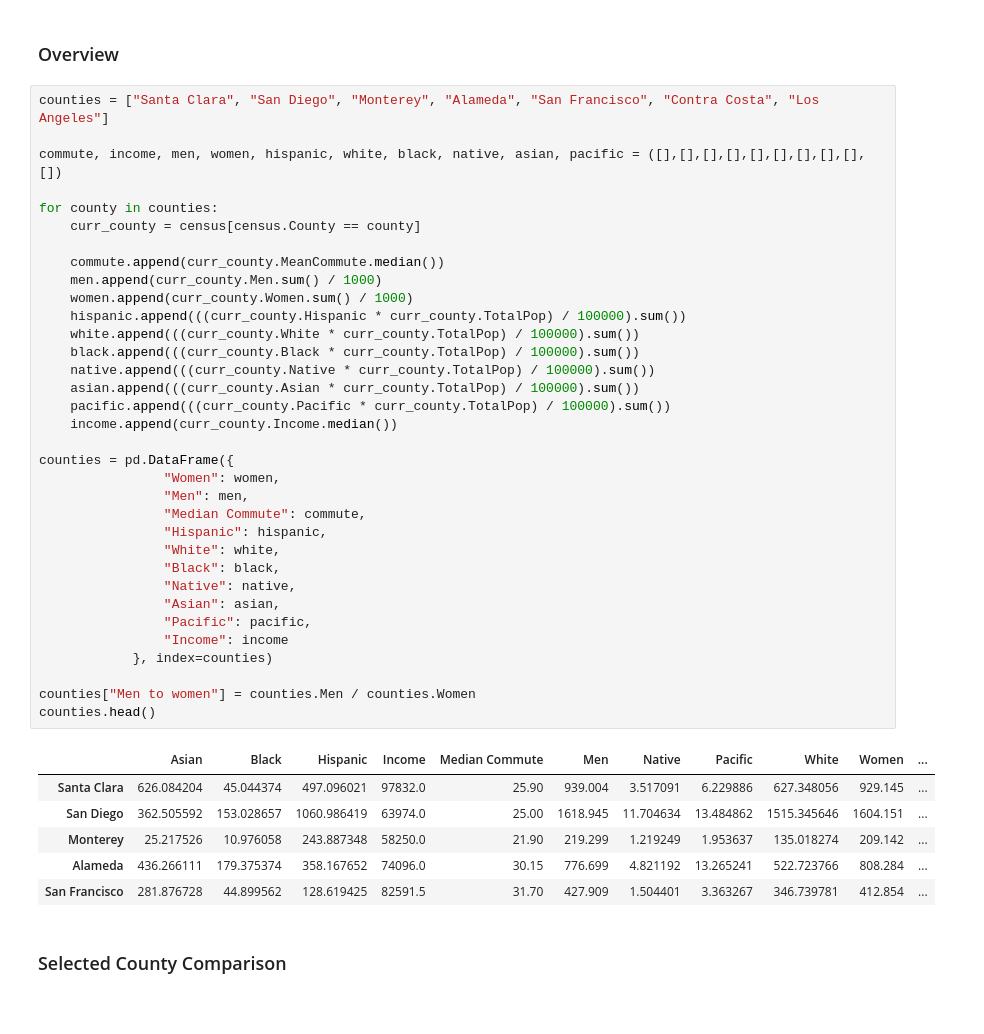
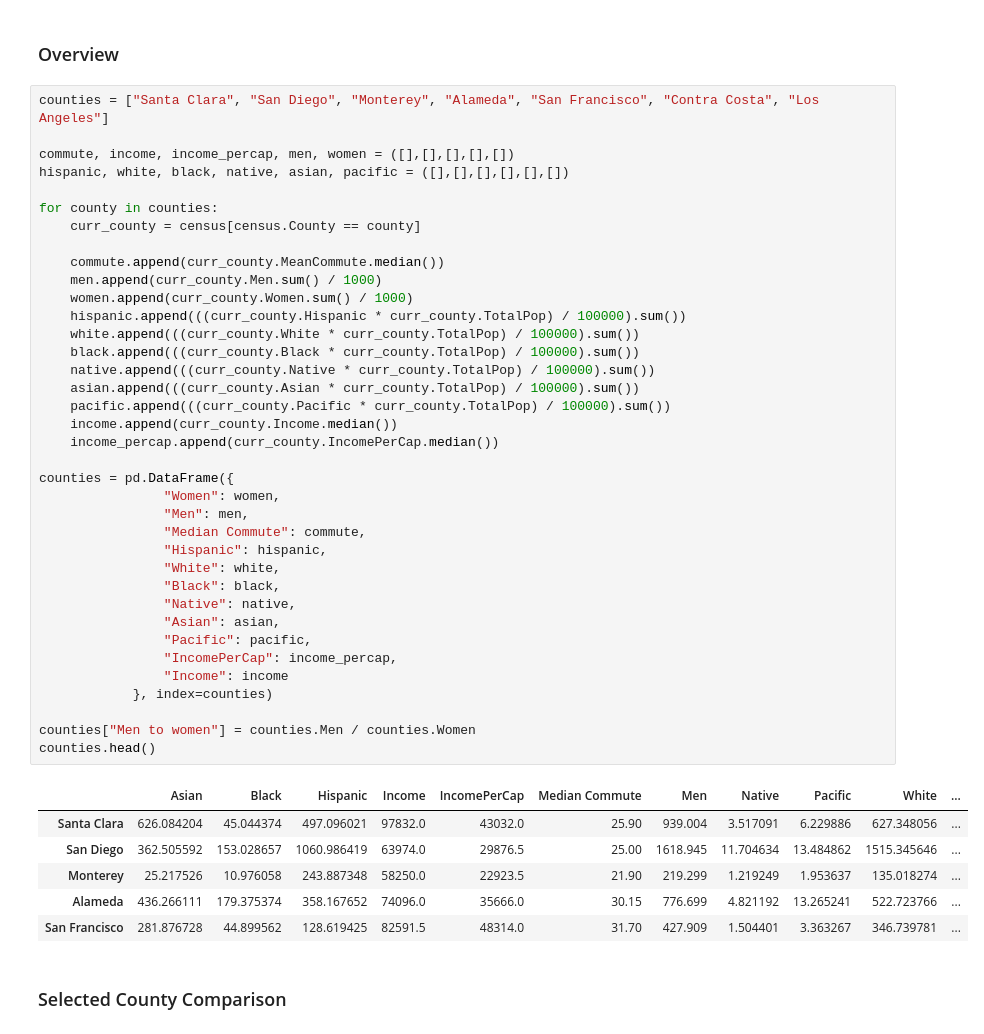
Before and after one commit to pstetz/Kaggle, a Jupyter notebook: in_progress/census/fun.ipynb, the cells around one changed output. Cells and saved outputs as stored; diff of their text form.

```diff
--- a/in_progress/census/fun.ipynb
+++ b/in_progress/census/fun.ipynb
@@ -110,44 +110,47 @@ Name: County, dtype: int64
 # %%
 counties = ["Santa Clara", "San Diego", "Monterey", "Alameda", "San Francisco", "Contra Costa", "Los Angeles"]
 
-commute, income, men, women, hispanic, white, black, native, asian, pacific = ([],[],[],[],[],[],[],[],[],[])
+commute, income, income_percap, men, women = ([],[],[],[],[])
+hispanic, white, black, native, asian, pacific = ([],[],[],[],[],[])
 
 for county in counties:
     curr_county = census[census.County == county]
 
     commute.append(curr_county.MeanCommute.median())
     men.append(curr_county.Men.sum() / 1000)
     women.append(curr_county.Women.sum() / 1000)
     hispanic.append(((curr_county.Hispanic * curr_county.TotalPop) / 100000).sum())
     white.append(((curr_county.White * curr_county.TotalPop) / 100000).sum())
     black.append(((curr_county.Black * curr_county.TotalPop) / 100000).sum())
     native.append(((curr_county.Native * curr_county.TotalPop) / 100000).sum())
     asian.append(((curr_county.Asian * curr_county.TotalPop) / 100000).sum())
     pacific.append(((curr_county.Pacific * curr_county.TotalPop) / 100000).sum())
     income.append(curr_county.Income.median())
+    income_percap.append(curr_county.IncomePerCap.median())
 
 counties = pd.DataFrame({
                 "Women": women,
                 "Men": men,
                 "Median Commute": commute,
                 "Hispanic": hispanic,
                 "White": white,
                 "Black": black,
                 "Native": native,
                 "Asian": asian,
                 "Pacific": pacific,
+                "IncomePerCap": income_percap,
                 "Income": income
             }, index=counties)
 
 counties["Men to women"] = counties.Men / counties.Women
 counties.head()
 # %% [output]
-|  | Asian | Black | Hispanic | Income | Median Commute | Men | Native | Pacific | White | Women | ... |
-| Santa Clara | 626.084204 | 45.044374 | 497.096021 | 97832.0 | 25.90 | 939.004 | 3.517091 | 6.229886 | 627.348056 | 929.145 | ... |
-| San Diego | 362.505592 | 153.028657 | 1060.986419 | 63974.0 | 25.00 | 1618.945 | 11.704634 | 13.484862 | 1515.345646 | 1604.151 | ... |
-| Monterey | 25.217526 | 10.976058 | 243.887348 | 58250.0 | 21.90 | 219.299 | 1.219249 | 1.953637 | 135.018274 | 209.142 | ... |
-| Alameda | 436.266111 | 179.375374 | 358.167652 | 74096.0 | 30.15 | 776.699 | 4.821192 | 13.265241 | 522.723766 | 808.284 | ... |
-| San Francisco | 281.876728 | 44.899562 | 128.619425 | 82591.5 | 31.70 | 427.909 | 1.504401 | 3.363267 | 346.739781 | 412.854 | ... |
+|  | Asian | Black | Hispanic | Income | IncomePerCap | Median Commute | Men | Native | Pacific | White | ... |
+| Santa Clara | 626.084204 | 45.044374 | 497.096021 | 97832.0 | 43032.0 | 25.90 | 939.004 | 3.517091 | 6.229886 | 627.348056 | ... |
+| San Diego | 362.505592 | 153.028657 | 1060.986419 | 63974.0 | 29876.5 | 25.00 | 1618.945 | 11.704634 | 13.484862 | 1515.345646 | ... |
+| Monterey | 25.217526 | 10.976058 | 243.887348 | 58250.0 | 22923.5 | 21.90 | 219.299 | 1.219249 | 1.953637 | 135.018274 | ... |
+| Alameda | 436.266111 | 179.375374 | 358.167652 | 74096.0 | 35666.0 | 30.15 | 776.699 | 4.821192 | 13.265241 | 522.723766 | ... |
+| San Francisco | 281.876728 | 44.899562 | 128.619425 | 82591.5 | 48314.0 | 31.70 | 427.909 | 1.504401 | 3.363267 | 346.739781 | ... |
 # %% [markdown]
 ### Selected County Comparison
 # %%
```
Also changed, not shown: parts of 3 cells of this notebook, 2 other files.
